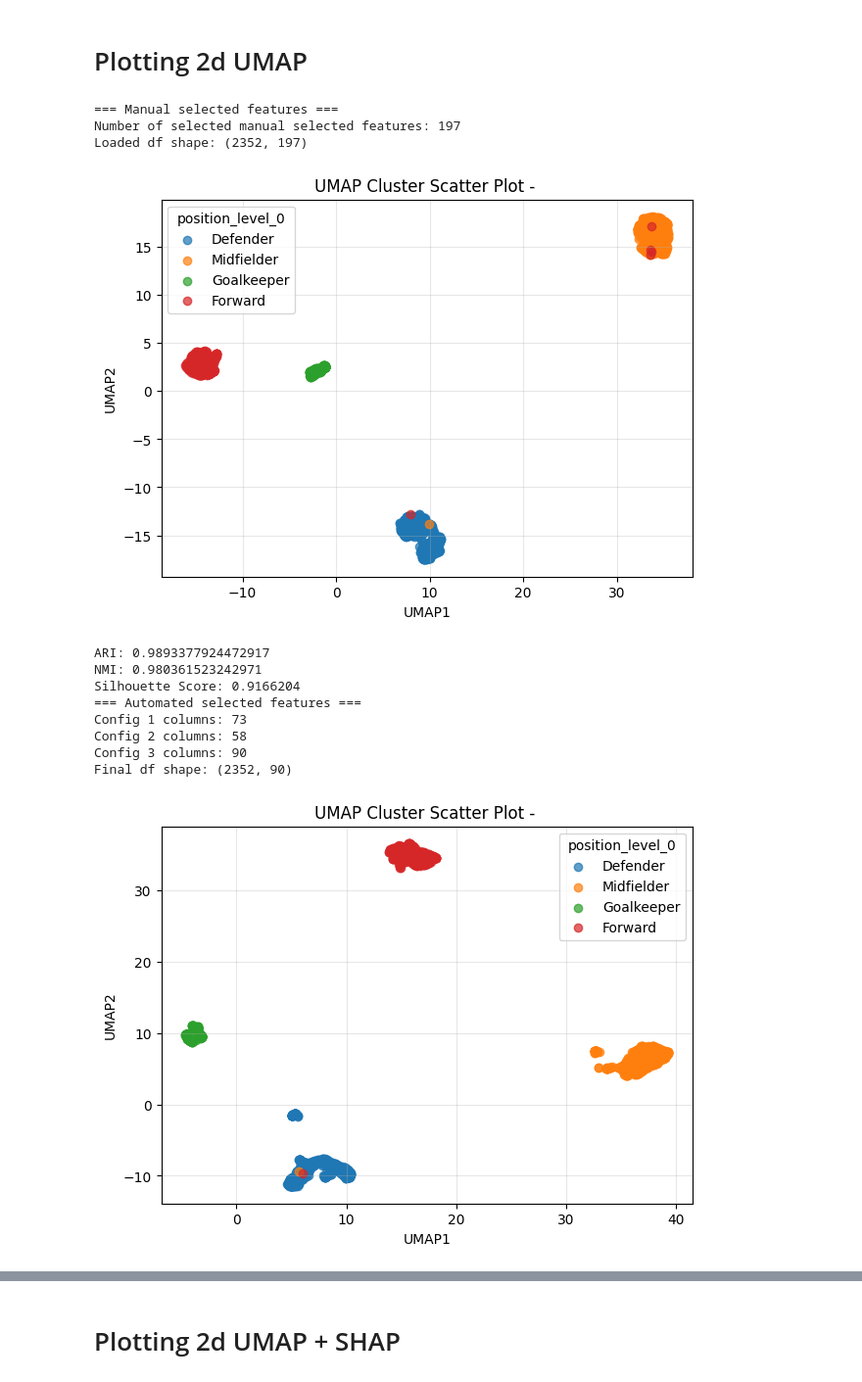
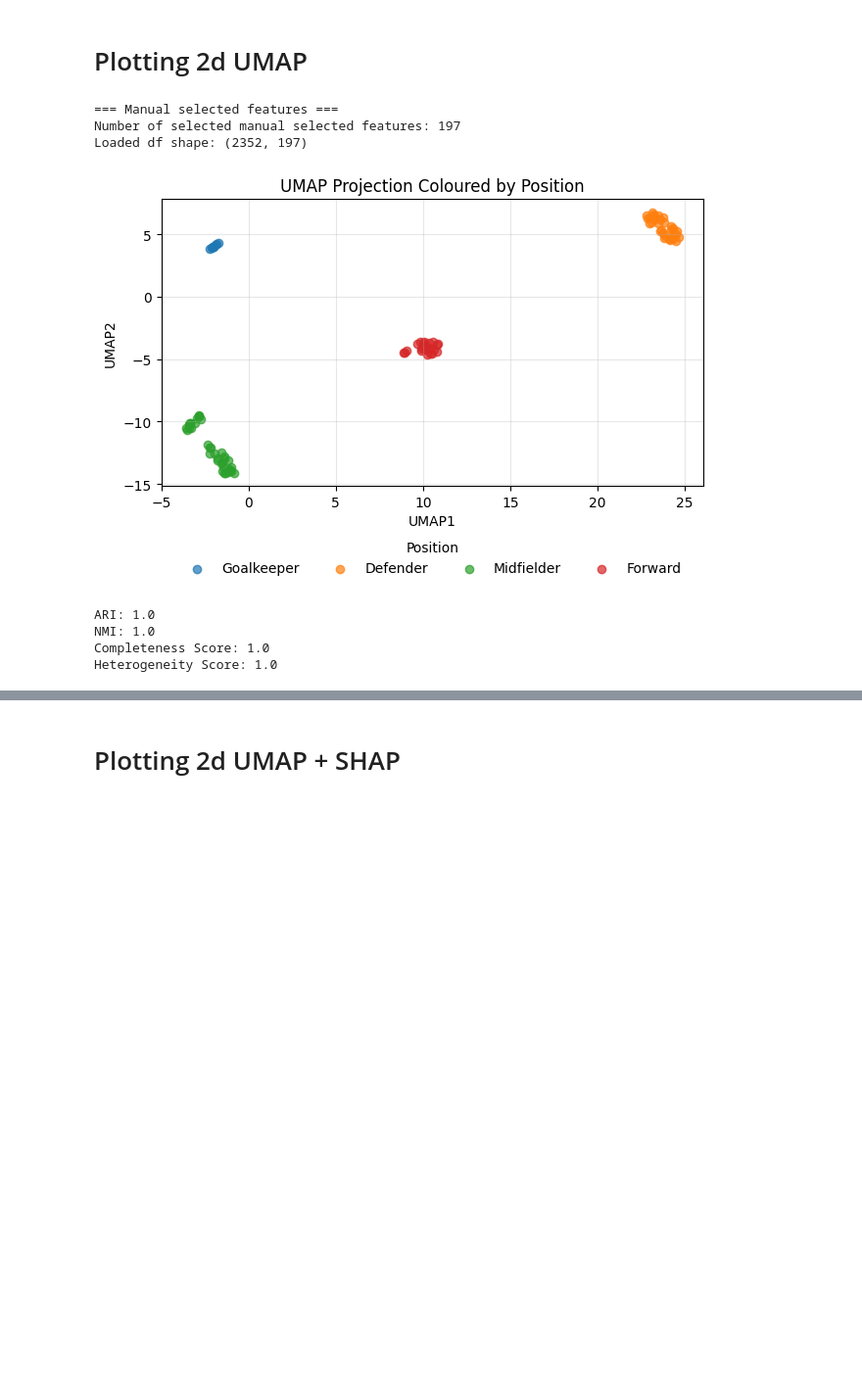
Before and after one commit to allorenz/football-player-similarity, a Jupyter notebook: src/scripts/new_clustering.ipynb, the cells around one changed output, grey strips where cells are left out. Shown at 98% size. Cells and saved outputs as stored; diff of their text form; code cells hidden in the pictures; blank space fills up the shorter version.

```diff
--- a/src/scripts/new_clustering.ipynb
+++ b/src/scripts/new_clustering.ipynb
@@ -140,16 +140,32 @@ def plot_pca_clusters(transformed_df, target="position_level_0", name=""):
 
 
 def plot_umap_clusters(transformed_df, target="position_level_0", name=""):
-    plt.figure(figsize=(7, 5))
+    plt.figure(figsize=(6.5, 4.5))
     plt.grid(True, alpha=0.3)
-    # Plot each class separately for legend
-    for label in transformed_df[target].unique():
-        subset = transformed_df[transformed_df[target] == label]
-        plt.scatter(subset["UMAP1"], subset["UMAP2"], label=label, alpha=0.7)
+
+    # Define desired order
+    desired_order = ["Goalkeeper", "Defender", "Midfielder", "Forward"]
+
+    # Plot each class in the defined order (if it exists in the data)
+    for label in desired_order:
+        if label in transformed_df[target].unique():
+            subset = transformed_df[transformed_df[target] == label]
+            plt.scatter(subset["UMAP1"], subset["UMAP2"], label=label, alpha=0.7)
+
     plt.xlabel("UMAP1")
     plt.ylabel("UMAP2")
-    plt.title(f"UMAP Cluster Scatter Plot - {name}")
-    plt.legend(title=target)
+    plt.title(f"UMAP Projection Coloured by Positions")
+
+    # Legend at bottom in the custom order
+    plt.legend(
+        title="Position",
+        loc="upper center",
+        bbox_to_anchor=(0.5, -0.15),
+        ncol=4,   # adjust to match number of roles
+        frameon=False
+    )
+
+    plt.tight_layout()
     plt.show()
 # %% [markdown]
 # Plotting 2d PCA
@@ -209,48 +280,44 @@ Silhouette Score: 0.3992924545381605
 # %%
 data_loading_functions = [get_manual_selected_features_data, get_data]
 
-for load_data in data_loading_functions:
+for load_data in data_loading_functions[:1]:
     # load
-    df = load_data(match_played=2, minutes_played=90)
+    df = load_data(match_played=2, minutes_played=90).head(100)
     df = df.fillna(0).reset_index()
     X = df.drop(columns=["position_level_0", "position_level_1", "position_level_2"])
     y = df["position_level_0"]
     label_encoder = LabelEncoder()
     y_encoded = label_encoder.fit_transform(y)
 
     # Define pipeline
     pipe = Pipeline([
         ("scaler", StandardScaler()),       # standardize features (mean=0, variance=1)
-        ("umap", UMAP(n_components=2)),       # reduce dimensionality to 2 PCs
+        ("umap", UMAP(n_components=2, random_state=42)),       # reduce dimensionality to 2 PCs
     ])
 
     # Fit pipeline
     X_transformed: np.ndarray = pipe.fit_transform(X, y_encoded)
     transformed_df = pd.DataFrame(X_transformed, columns=["UMAP1", "UMAP2"])
     transformed_df["position_level_0"] = label_encoder.inverse_transform(y_encoded)
     transformed_df["position_level_1"] = df["position_level_1"]
     transformed_df["position_level_2"] = df["position_level_2"]
 
     # Plot
     plot_umap_clusters(transformed_df, target="position_level_0")
 
     # Evaluate Cluster
     kmeans = KMeans(n_clusters=len(set(y)), random_state=42)
     clusters = kmeans.fit_predict(X_transformed)
     print("ARI:", adjusted_rand_score(y, clusters))
     print("NMI:", normalized_mutual_info_score(y, clusters))
-    print("Silhouette Score:", silhouette_score(X_transformed, clusters))
+    print("Completeness Score:", completeness_score(y, clusters))
+    print("Heterogeneity Score:", homogeneity_score(y, clusters))
 # %% [output]
 === Manual selected features ===
 Number of selected manual selected features: 197
 Loaded df shape: (2352, 197)
-[figure, old version]
+[figure, new version]
-ARI: 0.9893377924472917
-NMI: 0.980361523242971
-Silhouette Score: 0.9166204
-=== Automated selected features ===
-Config 1 columns: 73
-Config 2 columns: 58
-Config 3 columns: 90
-Final df shape: (2352, 90)
+ARI: 1.0
+NMI: 1.0
+Completeness Score: 1.0
+Heterogeneity Score: 1.0
-[figure, removed]
```
Also changed, not shown: parts of 18 cells of this notebook, 10 other files.
